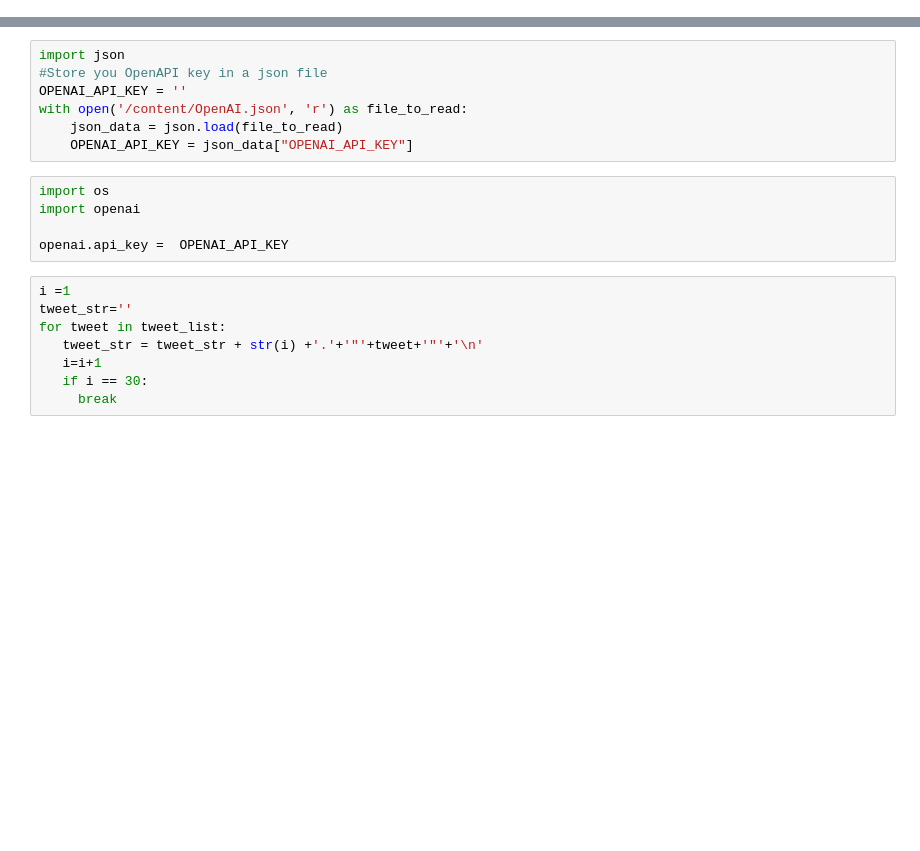
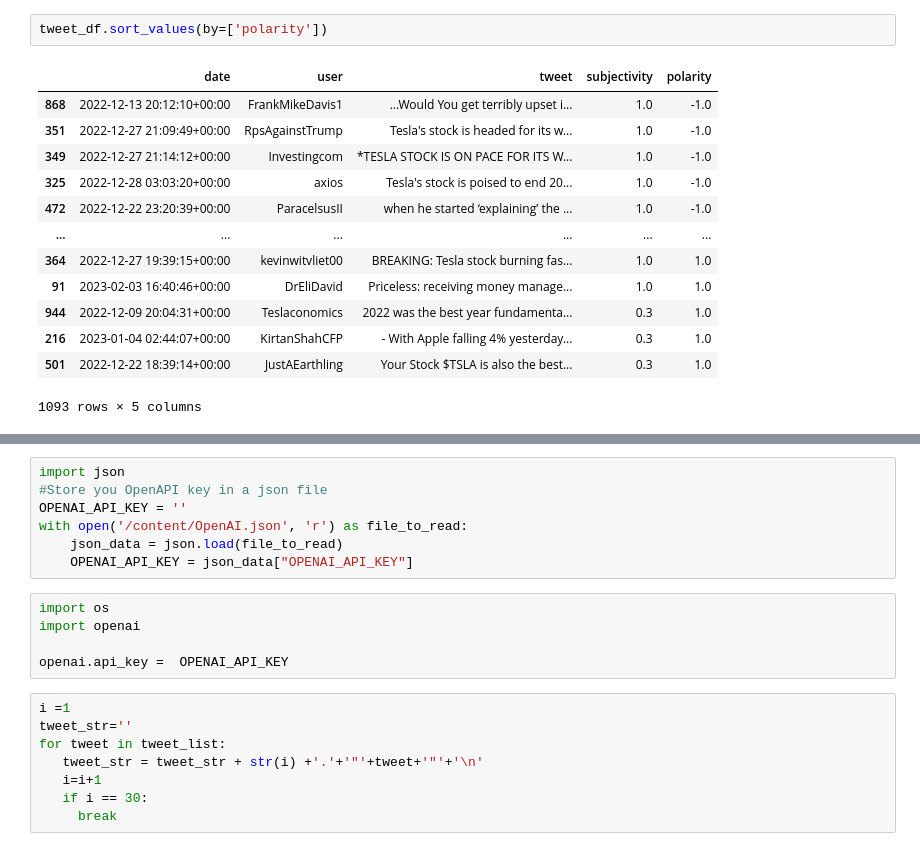
Before and after one commit to yeonghun00/Twitter-Sentiment-Analysis, a Jupyter notebook: Market Sentiment Analysis.ipynb, the cells around one changed output, grey strips where cells are left out. Drawn from its saved outputs; the diff is of its cells as text; blank space fills up the shorter version.

```diff
--- a/Market Sentiment Analysis.ipynb
+++ b/Market Sentiment Analysis.ipynb
@@ -121,0 +107,16 @@ tweet_list = tweet_df['tweet'].tolist()
+# %%
+tweet_df.sort_values(by=['polarity'])
+# %% [output]
+|  | date | user | tweet | subjectivity | polarity |
+| 868 | 2022-12-13 20:12:10+00:00 | FrankMikeDavis1 | ...Would You get terribly upset i... | 1.0 | -1.0 |
+| 351 | 2022-12-27 21:09:49+00:00 | RpsAgainstTrump | Tesla's stock is headed for its w... | 1.0 | -1.0 |
+| 349 | 2022-12-27 21:14:12+00:00 | Investingcom | *TESLA STOCK IS ON PACE FOR ITS W... | 1.0 | -1.0 |
+| 325 | 2022-12-28 03:03:20+00:00 | axios | Tesla's stock is poised to end 20... | 1.0 | -1.0 |
+| 472 | 2022-12-22 23:20:39+00:00 | ParacelsusII | when he started ‘explaining’ the ... | 1.0 | -1.0 |
+| ... | ... | ... | ... | ... | ... |
+| 364 | 2022-12-27 19:39:15+00:00 | kevinwitvliet00 | BREAKING: Tesla stock burning fas... | 1.0 | 1.0 |
+| 91 | 2023-02-03 16:40:46+00:00 | DrEliDavid | Priceless: receiving money manage... | 1.0 | 1.0 |
+| 944 | 2022-12-09 20:04:31+00:00 | Teslaconomics | 2022 was the best year fundamenta... | 0.3 | 1.0 |
+| 216 | 2023-01-04 02:44:07+00:00 | KirtanShahCFP | - With Apple falling 4% yesterday... | 0.3 | 1.0 |
+| 501 | 2022-12-22 18:39:14+00:00 | JustAEarthling | Your Stock $TSLA is also the best... | 0.3 | 1.0 |
+1093 rows × 5 columns
```
Also changed, not shown: parts of 28 cells of this notebook.
